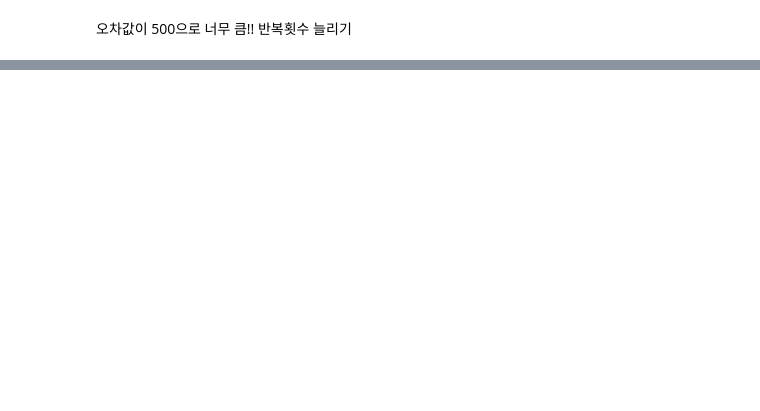
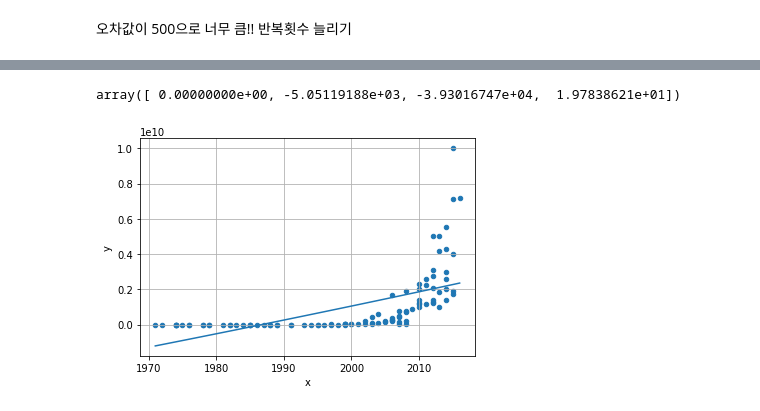
Before and after one commit to heewon330/TIL3, a Jupyter notebook: 선형회귀_hw.ipynb, the cells around one changed output, grey strips where cells are left out. Drawn from its saved outputs; the diff is of its cells as text; code cells hidden in the pictures; blank space fills up the shorter version.

```diff
--- a/선형회귀_hw.ipynb
+++ b/선형회귀_hw.ipynb
@@ -1099,0 +1265,3 @@ print( *beta0 )
+# %%
+df2['x2'] = df2['x'] ** 2
+df2.head(2)
@@ -1099,0 +1272,3 @@ print( *beta0 )
+# %%
+df2['x3'] = df2['x'] ** 3
+df2.head(2)
@@ -1099,0 +1286,18 @@ print( *beta0 )
+# %%
+def error(beta):
+  yhat = beta[0] + beta[1] * df2['x'] + beta[2] * df2['x2'] + beta[3] * df2['x3']
+  return np.sum( (df2['y'] - yhat) ** 2 )
+# %%
+beta = np.array([0, 0, 0, 0])
+result = minimize( error, beta )
+result.x
+# %% [output]
+array([ 0.00000000e+00, -5.05119188e+03, -3.93016747e+04,  1.97838621e+01])
+# %%
+w = result.x
+df2.plot(kind='scatter', x='x', y='y')
+plt.plot( df2['x'], w[0] + w[1] * df2['x'] + w[2] * df2['x2']  + w[3] * df2['x3'])
+plt.grid()
+plt.show()
+# %% [output]
+[figure, added]
```
Also changed, not shown: parts of 44 cells of this notebook.
